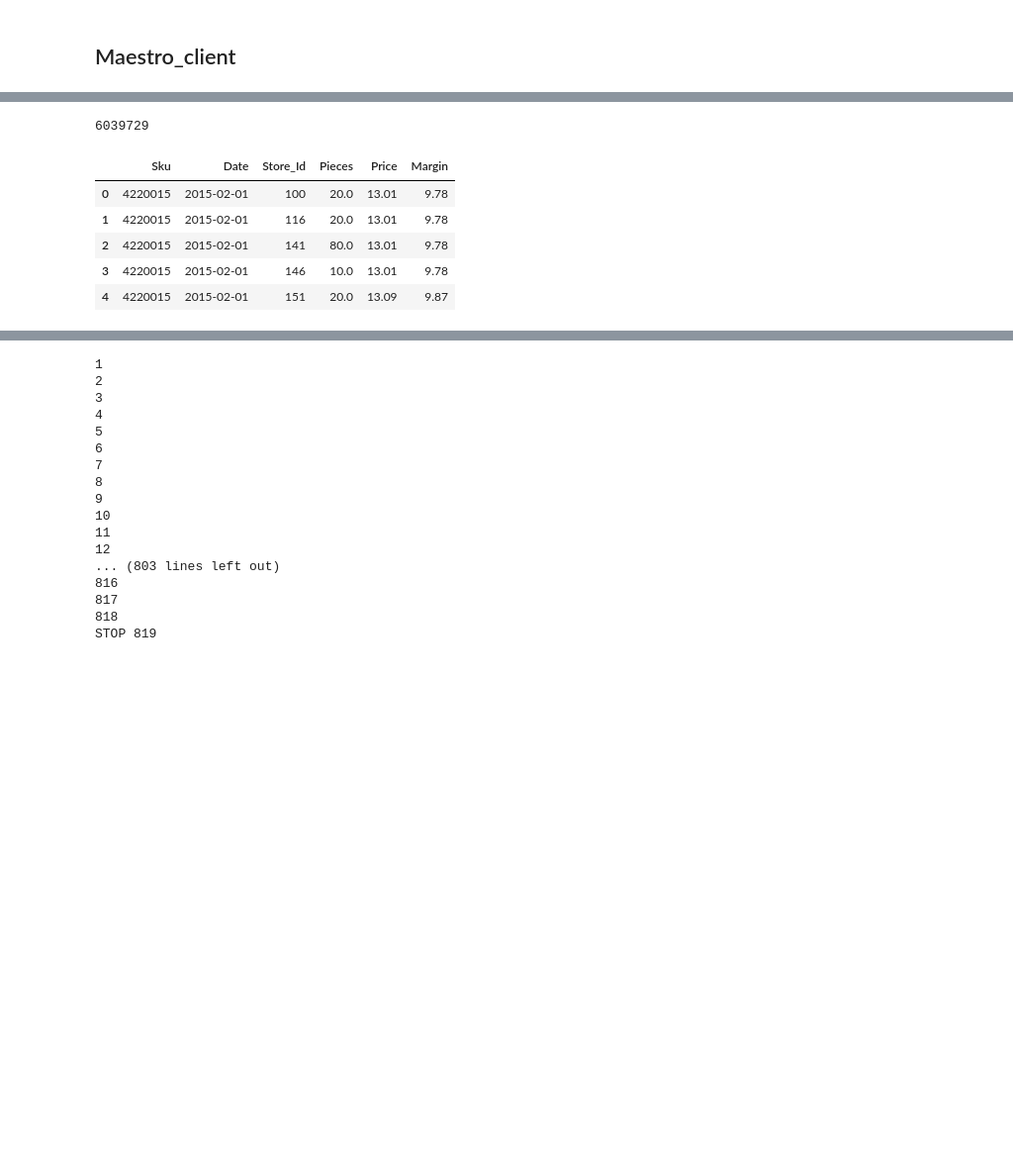
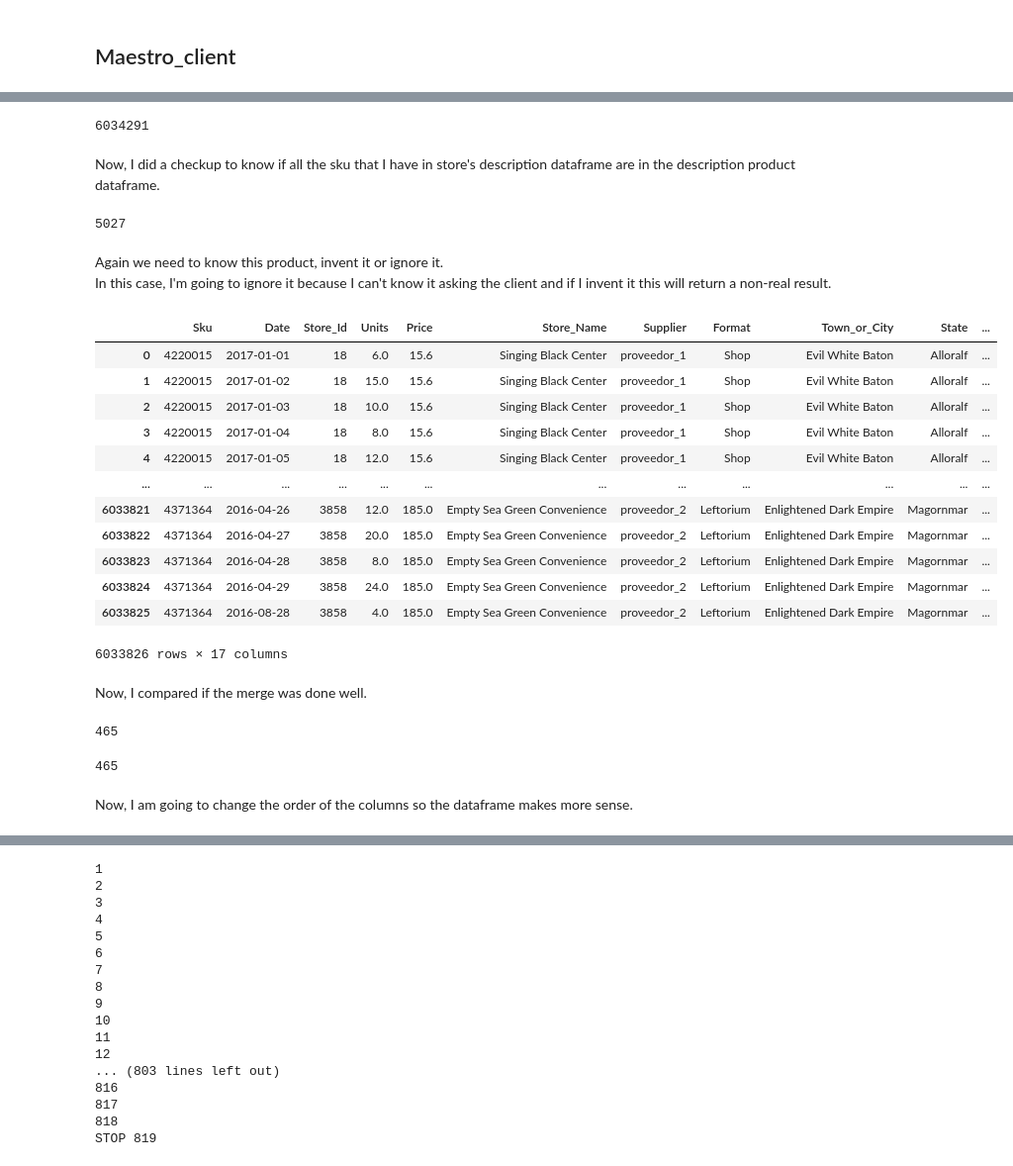
Before and after one commit to Mariacagi/Prueba_t-cnica_WA, a Jupyter notebook: src/main.ipynb, the cells around one changed output, grey strips where cells are left out. Shown: that part at 99% size. Drawn from its saved outputs; the diff is of its cells as text; code cells hidden in the pictures; blank space fills up the shorter version.

```diff
--- a/src/main.ipynb
+++ b/src/main.ipynb
@@ -520,15 +618,7 @@ df_finalmerge
 # %%
-# Checking the concat was done correctly
-df_merge1.shape[0]+df_merge2.shape[0]
+# Checking the concat was done correctly - same number of rows
+df_merge_prov1.shape[0] + df_merge_prov2.shape[0]
 # %% [output]
-6039729
+6034291
-# %%
-sellin2 = sellin.head()
-sellin2
-# %% [output]
-|  | Sku | Date | Store_Id | Pieces | Price | Margin |
-| 0 | 4220015 | 2015-02-01 | 100 | 20.0 | 13.01 | 9.78 |
-| 1 | 4220015 | 2015-02-01 | 116 | 20.0 | 13.01 | 9.78 |
-| 2 | 4220015 | 2015-02-01 | 141 | 80.0 | 13.01 | 9.78 |
-| 3 | 4220015 | 2015-02-01 | 146 | 10.0 | 13.01 | 9.78 |
-| 4 | 4220015 | 2015-02-01 | 151 | 20.0 | 13.09 | 9.87 |
+# %% [markdown]
+Now, I did a checkup to know if all the sku that I have in store's description dataframe are in the description product dataframe.
@@ -534,0 +629,44 @@ sellin2
+# %%
+# Here I compare both list, result: 1 product didn't identificate
+for x in lista_finalmerge_sku_prov:
+    if x in lista_maestro_prod:
+        continue
+    else:
+        print(x)
+# %% [output]
+5027
+# %% [markdown]
+Again we need to know this product, invent it or ignore it.
+<br />In this case, I'm going to ignore it because I can't know it asking the client and if I invent it this will return a non-real result.
+# %%
+# So now, I'm going to merge with maesto_prod (description products dataframe) to have the final sellout dataframe
+df_sellout_final = df_finalmerge_prov.merge(maestro_prod)
+df_sellout_final
+# %% [output]
+|  | Sku | Date | Store_Id | Units | Price | Store_Name | Supplier | Format | Town_or_City | State | ... |
+| 0 | 4220015 | 2017-01-01 | 18 | 6.0 | 15.6 | Singing Black Center | proveedor_1 | Shop | Evil White Baton | Alloralf | ... |
+| 1 | 4220015 | 2017-01-02 | 18 | 15.0 | 15.6 | Singing Black Center | proveedor_1 | Shop | Evil White Baton | Alloralf | ... |
+| 2 | 4220015 | 2017-01-03 | 18 | 10.0 | 15.6 | Singing Black Center | proveedor_1 | Shop | Evil White Baton | Alloralf | ... |
+| 3 | 4220015 | 2017-01-04 | 18 | 8.0 | 15.6 | Singing Black Center | proveedor_1 | Shop | Evil White Baton | Alloralf | ... |
+| 4 | 4220015 | 2017-01-05 | 18 | 12.0 | 15.6 | Singing Black Center | proveedor_1 | Shop | Evil White Baton | Alloralf | ... |
+| ... | ... | ... | ... | ... | ... | ... | ... | ... | ... | ... | ... |
+| 6033821 | 4371364 | 2016-04-26 | 3858 | 12.0 | 185.0 | Empty Sea Green Convenience | proveedor_2 | Leftorium | Enlightened Dark Empire | Magornmar | ... |
+| 6033822 | 4371364 | 2016-04-27 | 3858 | 20.0 | 185.0 | Empty Sea Green Convenience | proveedor_2 | Leftorium | Enlightened Dark Empire | Magornmar | ... |
+| 6033823 | 4371364 | 2016-04-28 | 3858 | 8.0 | 185.0 | Empty Sea Green Convenience | proveedor_2 | Leftorium | Enlightened Dark Empire | Magornmar | ... |
+| 6033824 | 4371364 | 2016-04-29 | 3858 | 24.0 | 185.0 | Empty Sea Green Convenience | proveedor_2 | Leftorium | Enlightened Dark Empire | Magornmar | ... |
+| 6033825 | 4371364 | 2016-08-28 | 3858 | 4.0 | 185.0 | Empty Sea Green Convenience | proveedor_2 | Leftorium | Enlightened Dark Empire | Magornmar | ... |
+6033826 rows × 17 columns
+# %% [markdown]
+Now, I compared if the merge was done well.
+# %%
+# For this, I check how many rows we have with the Sku that we dont know (5027) and then I compared the rows of both dataframes to check if it is the same number.
+df_finalmerge_prov.loc[(df_finalmerge_prov["Sku"] == 5027), :].shape[0]
+# %% [output]
+465
+# %%
+# Yes, the difference is the same number so the merge was done well
+df_finalmerge_prov.shape[0] - df_sellout_final.shape[0]
+# %% [output]
+465
+# %% [markdown]
+Now, I am going to change the order of the columns so the dataframe makes more sense.
```
Also changed, not shown: parts of 114 cells of this notebook, 2 other files.
